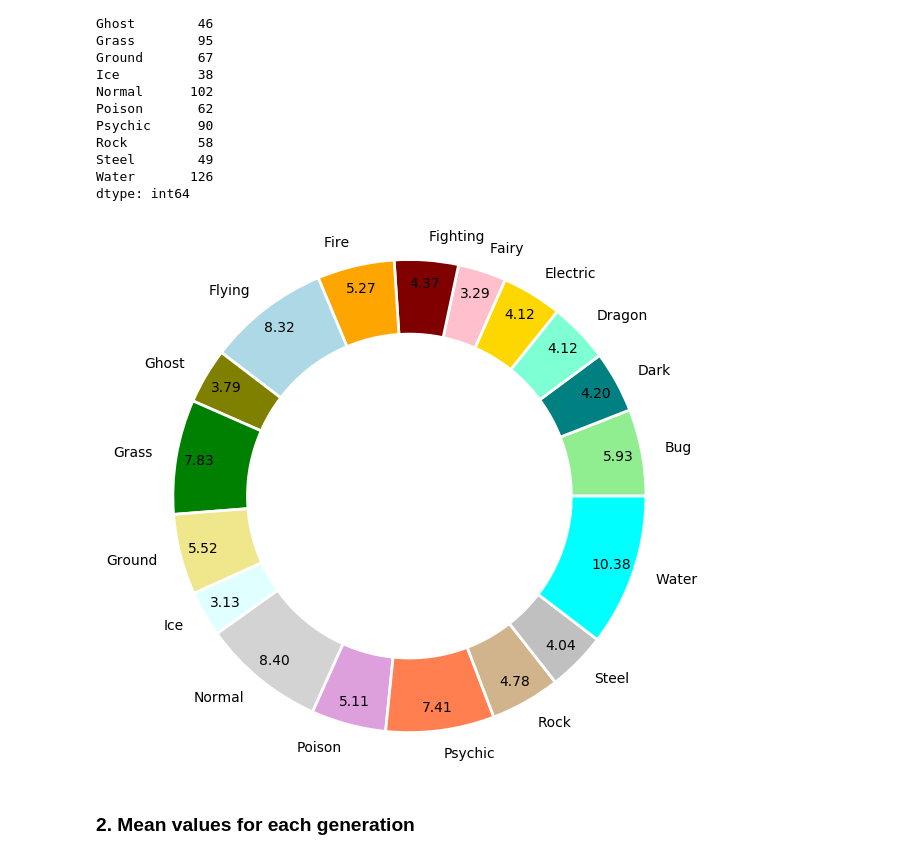
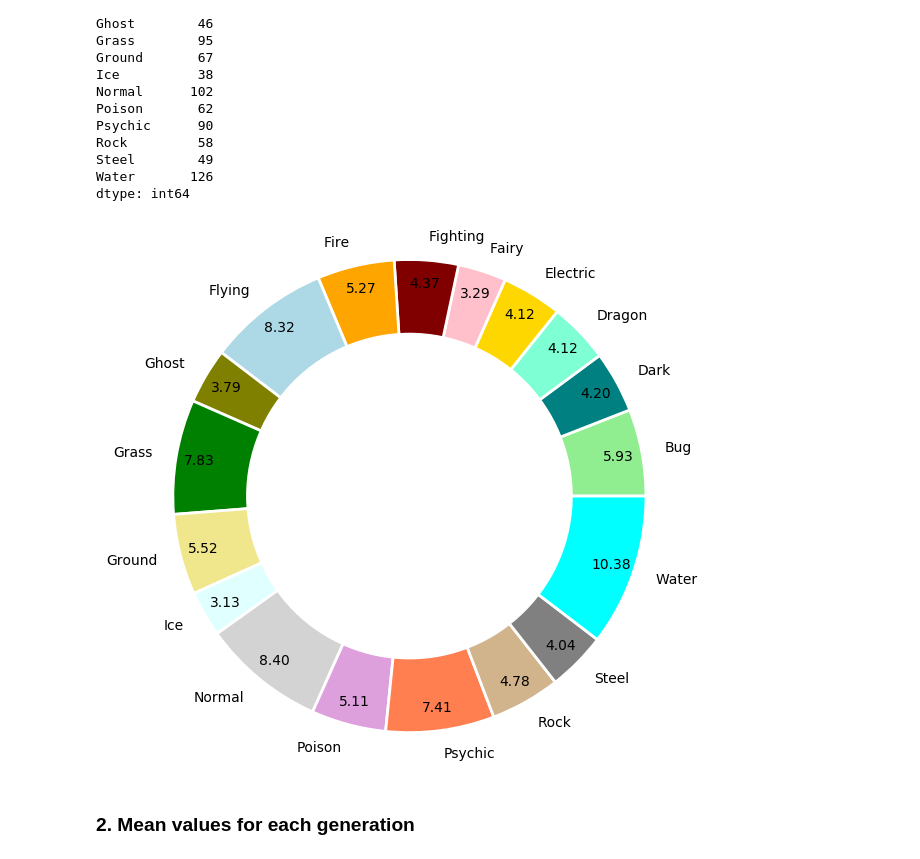
Before and after one commit to kevin110604/FDA_practice, a Jupyter notebook: FDA_hw1.ipynb, the cells around one changed output. Drawn from its saved outputs; the diff is of its cells as text; code cells hidden in the pictures.

```diff
--- a/FDA_hw1.ipynb
+++ b/FDA_hw1.ipynb
@@ -536,18 +529,18 @@ dtype: int64
 # %%
 plt.style.use('default')
 my_circle = plt.Circle((0,0), radius=1.1, color='white')
 plt.pie(stype.values, labels=stype.index, autopct='%.2f', pctdistance=0.9,
         colors=['lightgreen', 'teal', 'aquamarine', 'gold',
                 'pink', 'maroon', 'orange', 'lightblue', 'olive',
                 'green', 'khaki', 'lightcyan', 'lightgray',
-                'plum', 'coral', 'tan', 'silver', 'cyan'],
+                'plum', 'coral', 'tan', 'gray', 'cyan'],
         labeldistance=1.1, radius=1.6,
         wedgeprops={'linewidth': 2, 'edgecolor': 'white'})
 p = plt.gcf()
 p.gca().add_artist(my_circle)
 plt.show()
 # %% [output]
-[figure, old version]
+[figure, new version]
 # %%
 def ftype(x):
     if x[1] == x[1] and x[0] == x[0]:
```
Also changed, not shown: parts of 13 cells of this notebook.
